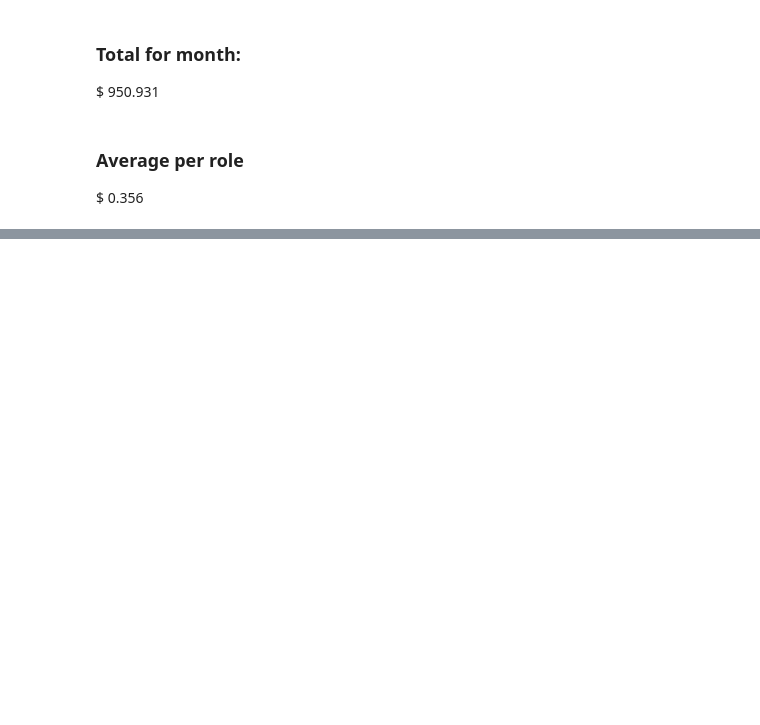
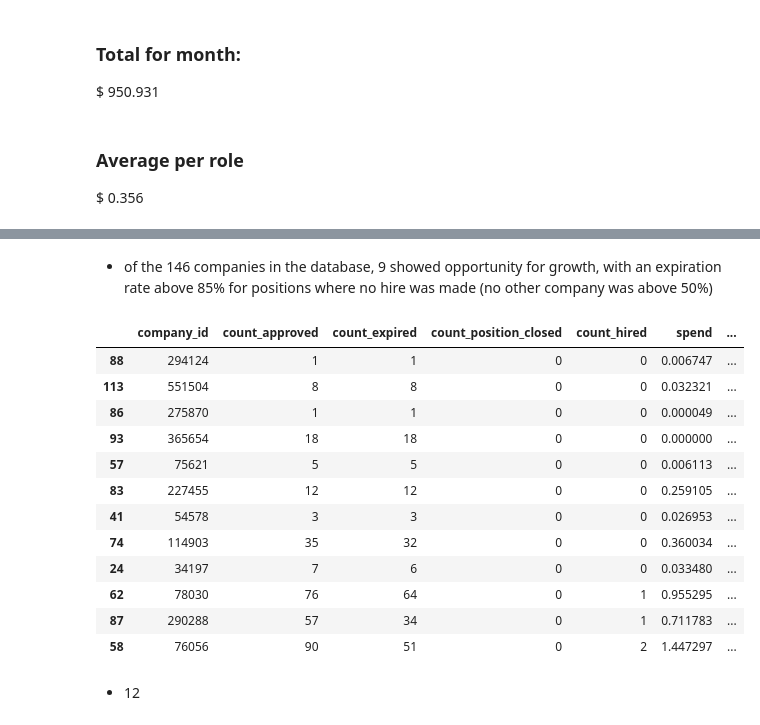
Before and after one commit to JacobTews/hiring_pipeline_analysis, a Jupyter notebook: eda.ipynb, the cells around one changed output, grey strips where cells are left out. Cells and saved outputs as stored; diff of their text form; code cells hidden in the pictures; blank space fills up the shorter version.

```diff
--- a/eda.ipynb
+++ b/eda.ipynb
@@ -324,0 +458,4 @@ average_spend_no_hire
+# %%
+df_company_expirations = df_gb_company.loc[:, ['company_id', 'count_approved', 'count_expired', 'count_position_closed', 'count_hired', 'spend']]
+df_company_expirations['percent_expired'] = df_company_expirations['count_expired'] / df_company_expirations['count_approved'] * 100.0
+df_company_expirations.sort_values('percent_expired', inplace=True, ascending=False)
@@ -324,0 +475,20 @@ average_spend_no_hire
+# %% [markdown]
+* of the 146 companies in the database, 9 showed opportunity for growth, with an expiration rate above 85% for positions where no hire was made (no other company was above 50%)
+# %%
+df_company_expirations[(df_company_expirations['percent_expired'].between(50, 100, inclusive='right')) & (df_company_expirations['count_position_closed'] == 0) & (df_company_expirations['count_approved'] > 0)]
+# %% [output]
+|  | company_id | count_approved | count_expired | count_position_closed | count_hired | spend | ... |
+| 88 | 294124 | 1 | 1 | 0 | 0 | 0.006747 | ... |
+| 113 | 551504 | 8 | 8 | 0 | 0 | 0.032321 | ... |
+| 86 | 275870 | 1 | 1 | 0 | 0 | 0.000049 | ... |
+| 93 | 365654 | 18 | 18 | 0 | 0 | 0.000000 | ... |
+| 57 | 75621 | 5 | 5 | 0 | 0 | 0.006113 | ... |
+| 83 | 227455 | 12 | 12 | 0 | 0 | 0.259105 | ... |
+| 41 | 54578 | 3 | 3 | 0 | 0 | 0.026953 | ... |
+| 74 | 114903 | 35 | 32 | 0 | 0 | 0.360034 | ... |
+| 24 | 34197 | 7 | 6 | 0 | 0 | 0.033480 | ... |
+| 62 | 78030 | 76 | 64 | 0 | 1 | 0.955295 | ... |
+| 87 | 290288 | 57 | 34 | 0 | 1 | 0.711783 | ... |
+| 58 | 76056 | 90 | 51 | 0 | 2 | 1.447297 | ... |
+# %% [markdown]
+* 12
```
Also changed, not shown: parts of 30 cells of this notebook.
